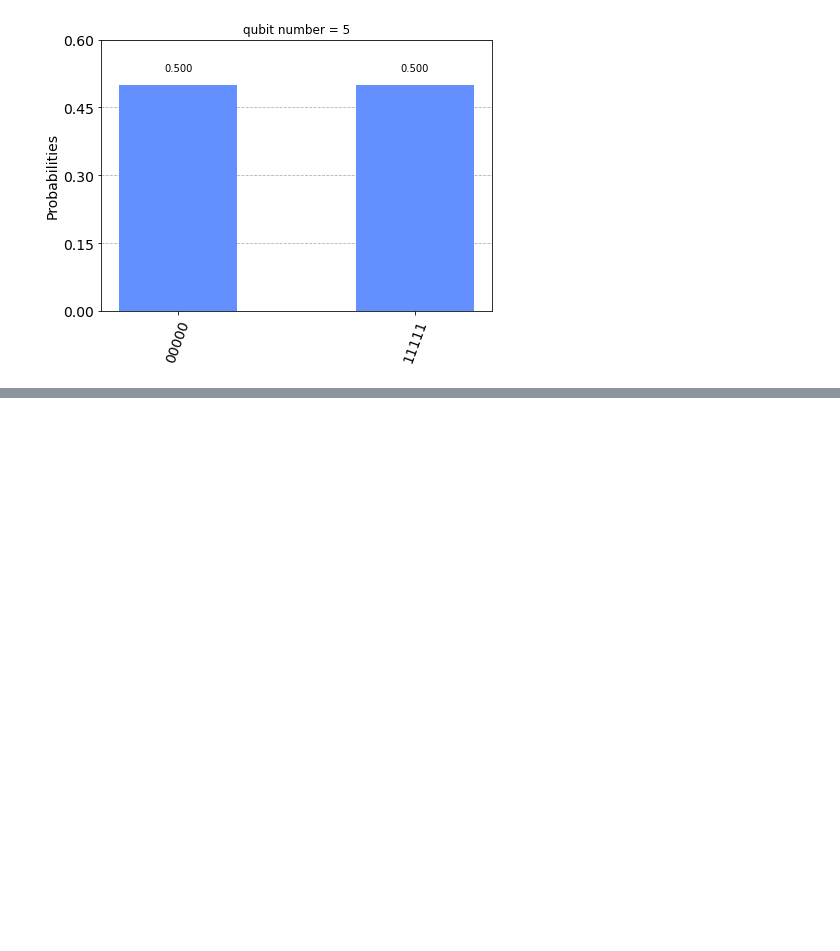
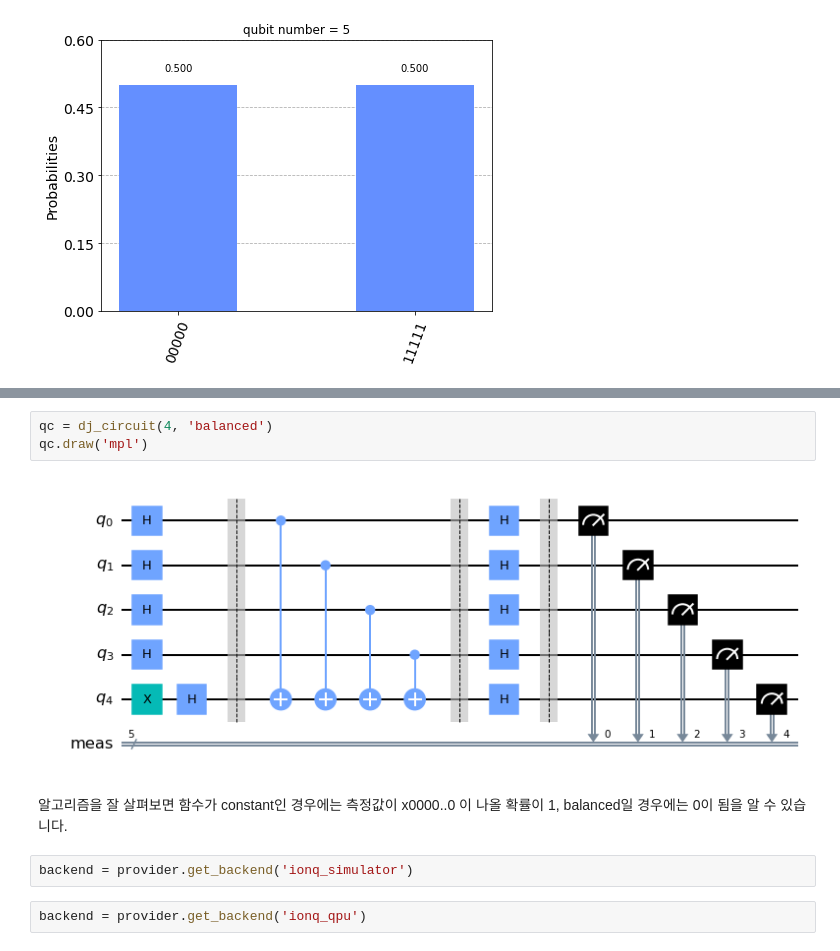
Before and after one commit to JKQuantum/QCenter_lecture, a Jupyter notebook: 20210329_Qiskit_basic.ipynb, the cells around one changed output, grey strips where cells are left out. Cells and saved outputs as stored; diff of their text form; blank space fills up the shorter version.

```diff
--- a/20210329_Qiskit_basic.ipynb
+++ b/20210329_Qiskit_basic.ipynb
@@ -493,0 +541,11 @@ plot_histogram(result.get_counts(), title = f'qubit number = {qubit_number:d}')
+# %%
+qc = dj_circuit(4, 'balanced')
+qc.draw('mpl')
+# %% [output]
+[figure, added]
+# %% [markdown]
+알고리즘을 잘 살펴보면 함수가 constant인 경우에는 측정값이 x0000..0 이 나올 확률이 1, balanced일 경우에는 0이 됨을 알 수 있습니다.
+# %%
+backend = provider.get_backend('ionq_simulator')
+# %%
+backend = provider.get_backend('ionq_qpu')
```
Also changed, not shown: parts of 9 cells of this notebook.
